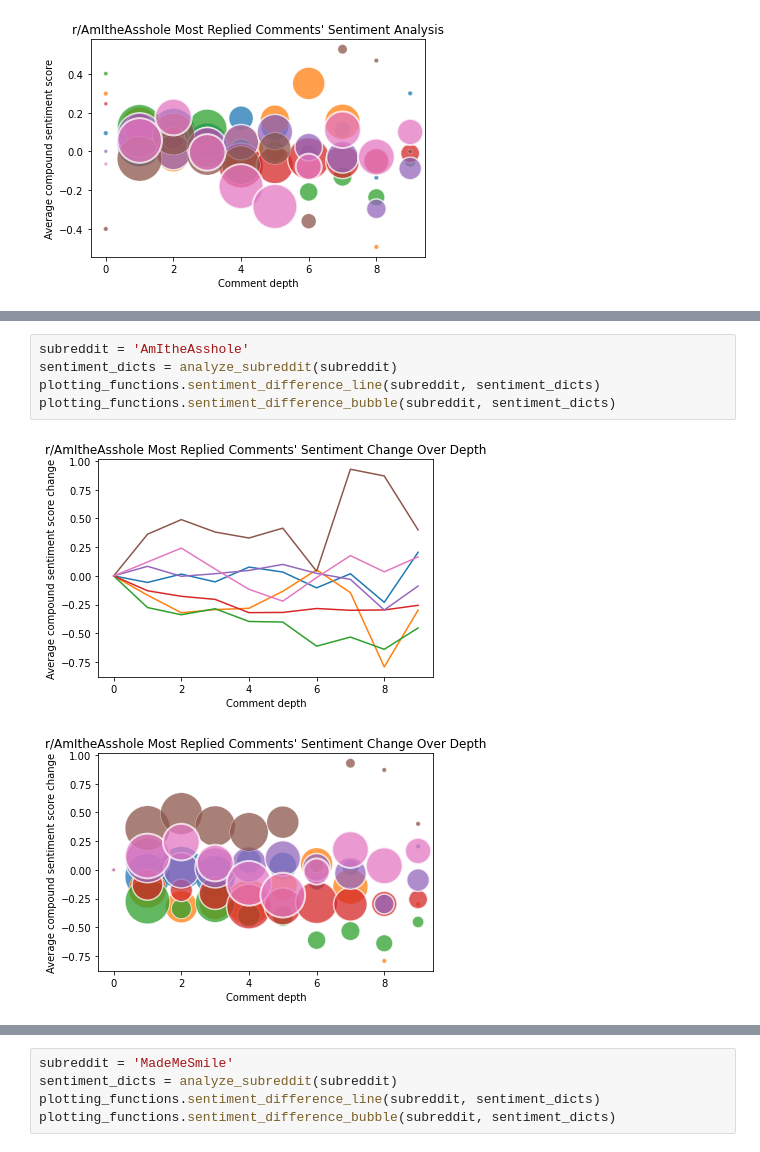
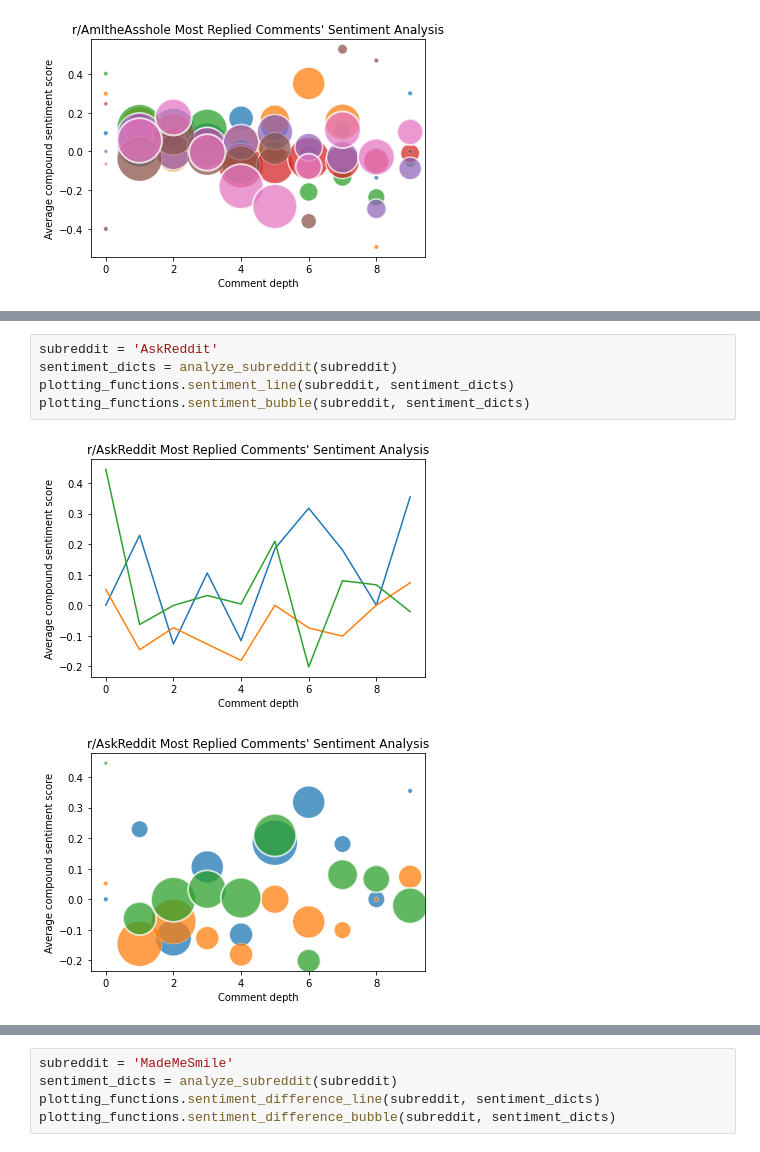
Before and after one commit to olincollege/reddit-sentiment, a Jupyter notebook: workspace.ipynb, the cells around one changed output, grey strips where cells are left out. Drawn from its saved outputs; the diff is of its cells as text.

```diff
--- a/workspace.ipynb
+++ b/workspace.ipynb
@@ -83,8 +89,8 @@ plotting_functions.sentiment_difference_bubble(subreddit, sentiment_dicts)
 # %%
-subreddit = 'AmItheAsshole'
+subreddit = 'AskReddit'
 sentiment_dicts = analyze_subreddit(subreddit)
-plotting_functions.sentiment_difference_line(subreddit, sentiment_dicts)
-plotting_functions.sentiment_difference_bubble(subreddit, sentiment_dicts)
+plotting_functions.sentiment_line(subreddit, sentiment_dicts)
+plotting_functions.sentiment_bubble(subreddit, sentiment_dicts)
 # %% [output]
-[figure, old version]
+[figure, new version]
-[figure, old version]
+[figure, new version]
```
Also changed, not shown: parts of 10 cells of this notebook, 2 other files.
